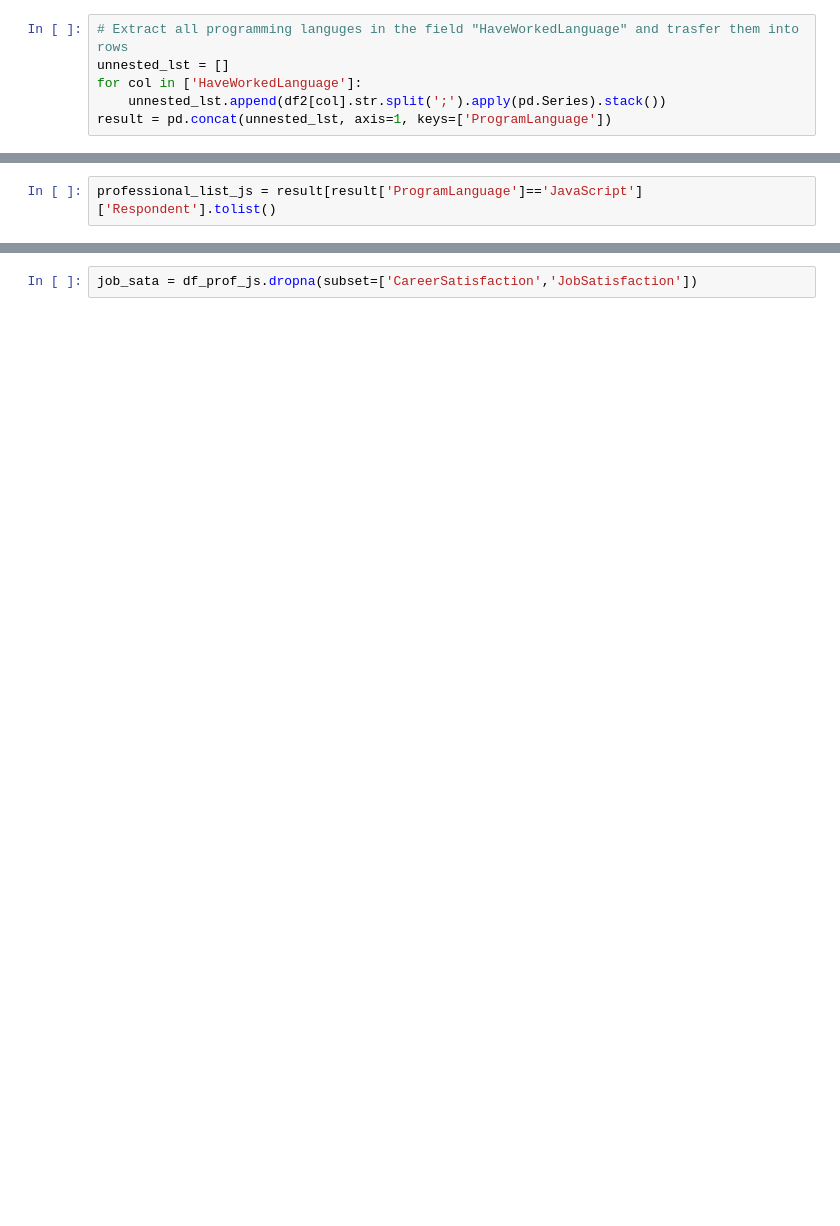
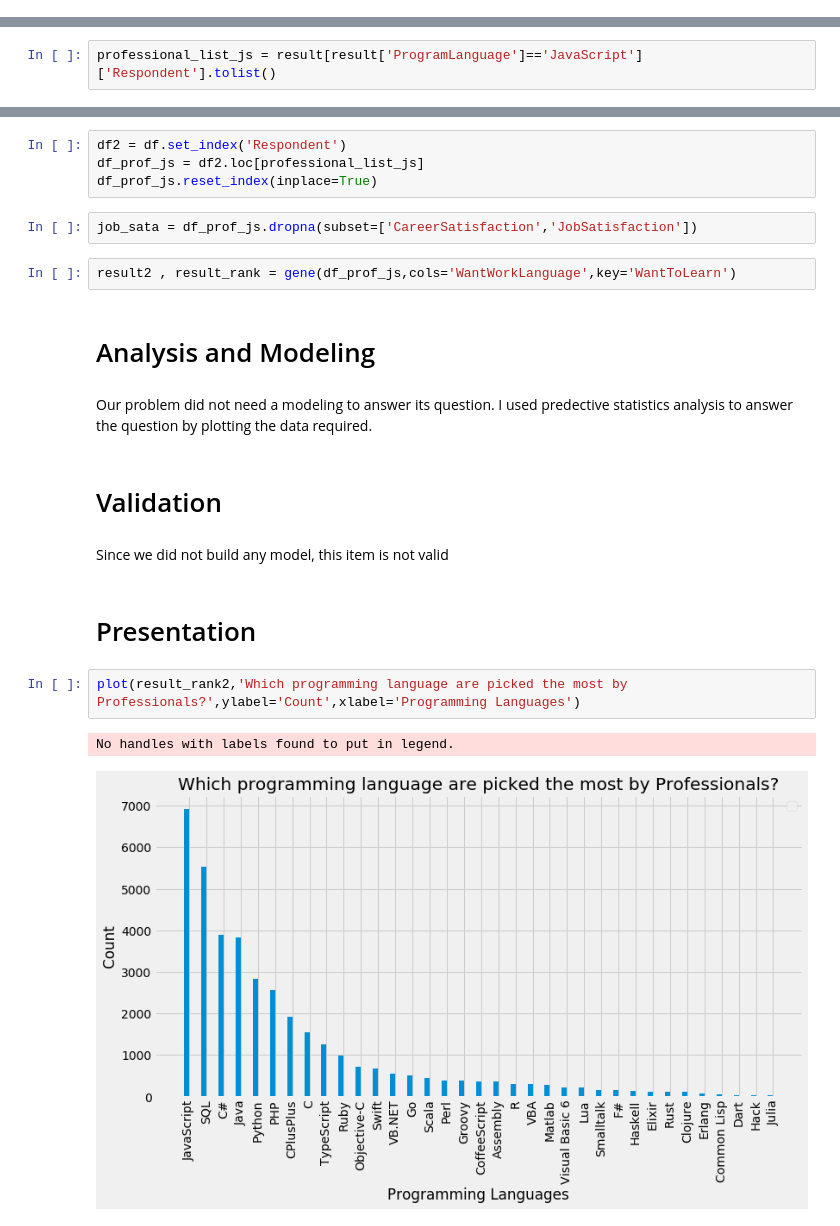
Before and after one commit to NasserSubait/What-programming-language-to-learn, a Jupyter notebook: p4_NasserAlsubait.ipynb, the cells around one changed output, grey strips where cells are left out. Cells and saved outputs as stored; diff of their text form; blank space fills up the shorter version.

```diff
--- a/p4_NasserAlsubait.ipynb
+++ b/p4_NasserAlsubait.ipynb
@@ -55,6 +103,0 @@ df2 = df2[df2['Professional']=='Professional developer']
-# %%
-# Extract all programming languges in the field "HaveWorkedLanguage" and trasfer them into rows
-unnested_lst = []
-for col in ['HaveWorkedLanguage']:
-    unnested_lst.append(df2[col].str.split(';').apply(pd.Series).stack())
-result = pd.concat(unnested_lst, axis=1, keys=['ProgramLanguage'])
@@ -102,2 +146,23 @@ Text(0.5,0,'')
+# %%
+df2 = df.set_index('Respondent')
+df_prof_js = df2.loc[professional_list_js]
+df_prof_js.reset_index(inplace=True)
 # %%
 job_sata = df_prof_js.dropna(subset=['CareerSatisfaction','JobSatisfaction'])
+# %%
+result2 , result_rank = gene(df_prof_js,cols='WantWorkLanguage',key='WantToLearn')
+# %% [markdown]
+# Analysis and Modeling
+# %% [markdown]
+Our problem did not need a modeling to answer its question. I used predective statistics analysis to answer the question by plotting the data required.
+# %% [markdown]
+# Validation
+# %% [markdown]
+Since we did not build any model, this item is not valid
+# %% [markdown]
+# Presentation
+# %%
+plot(result_rank2,'Which programming language are picked the most by Professionals?',ylabel='Count',xlabel='Programming Languages')
+# %% [output]
+No handles with labels found to put in legend.
+[figure, added]
```
Also changed, not shown: parts of 38 cells of this notebook, 1 other file.
